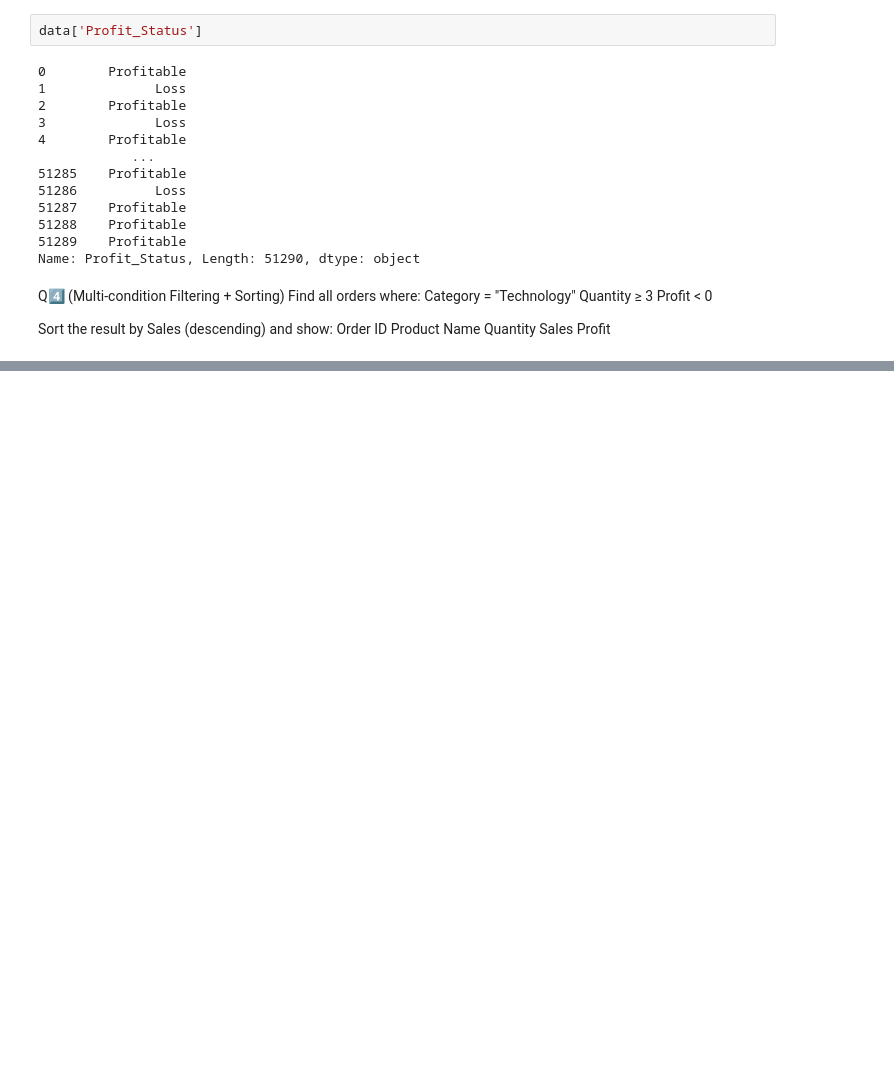
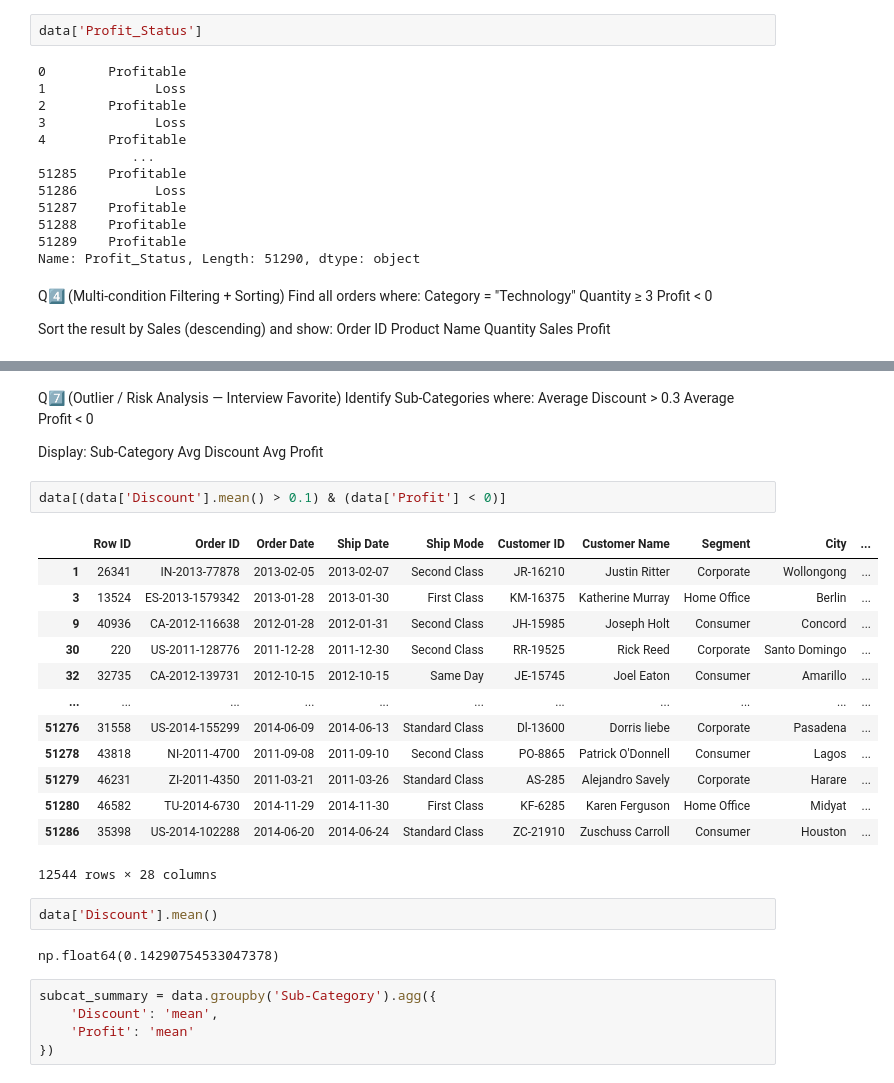
Before and after one commit to KartikGawade17/Pandas-Practice-, a Jupyter notebook: supermarket_data.ipynb, the cells around one changed output, grey strips where cells are left out. Drawn from its saved outputs; the diff is of its cells as text; blank space fills up the shorter version.

```diff
--- a/supermarket_data.ipynb
+++ b/supermarket_data.ipynb
@@ -430,0 +514,35 @@ Profit
+# %% [markdown]
+Q7️⃣ (Outlier / Risk Analysis — Interview Favorite)
+Identify Sub-Categories where:
+Average Discount > 0.3
+Average Profit < 0
+
+Display:
+Sub-Category
+Avg Discount
+Avg Profit
+# %%
+data[(data['Discount'].mean() > 0.1) & (data['Profit'] < 0)]
+# %% [output]
+|  | Row ID | Order ID | Order Date | Ship Date | Ship Mode | Customer ID | Customer Name | Segment | City | ... |
+| 1 | 26341 | IN-2013-77878 | 2013-02-05 | 2013-02-07 | Second Class | JR-16210 | Justin Ritter | Corporate | Wollongong | ... |
+| 3 | 13524 | ES-2013-1579342 | 2013-01-28 | 2013-01-30 | First Class | KM-16375 | Katherine Murray | Home Office | Berlin | ... |
+| 9 | 40936 | CA-2012-116638 | 2012-01-28 | 2012-01-31 | Second Class | JH-15985 | Joseph Holt | Consumer | Concord | ... |
+| 30 | 220 | US-2011-128776 | 2011-12-28 | 2011-12-30 | Second Class | RR-19525 | Rick Reed | Corporate | Santo Domingo | ... |
+| 32 | 32735 | CA-2012-139731 | 2012-10-15 | 2012-10-15 | Same Day | JE-15745 | Joel Eaton | Consumer | Amarillo | ... |
+| ... | ... | ... | ... | ... | ... | ... | ... | ... | ... | ... |
+| 51276 | 31558 | US-2014-155299 | 2014-06-09 | 2014-06-13 | Standard Class | Dl-13600 | Dorris liebe | Corporate | Pasadena | ... |
+| 51278 | 43818 | NI-2011-4700 | 2011-09-08 | 2011-09-10 | Second Class | PO-8865 | Patrick O'Donnell | Consumer | Lagos | ... |
+| 51279 | 46231 | ZI-2011-4350 | 2011-03-21 | 2011-03-26 | Standard Class | AS-285 | Alejandro Savely | Corporate | Harare | ... |
+| 51280 | 46582 | TU-2014-6730 | 2014-11-29 | 2014-11-30 | First Class | KF-6285 | Karen Ferguson | Home Office | Midyat | ... |
+| 51286 | 35398 | US-2014-102288 | 2014-06-20 | 2014-06-24 | Standard Class | ZC-21910 | Zuschuss Carroll | Consumer | Houston | ... |
+12544 rows × 28 columns
+# %%
+data['Discount'].mean()
+# %% [output]
+np.float64(0.14290754533047378)
+# %%
+subcat_summary = data.groupby('Sub-Category').agg({
+    'Discount': 'mean',
+    'Profit': 'mean'
+})
```
Also changed, not shown: parts of 17 cells of this notebook.
